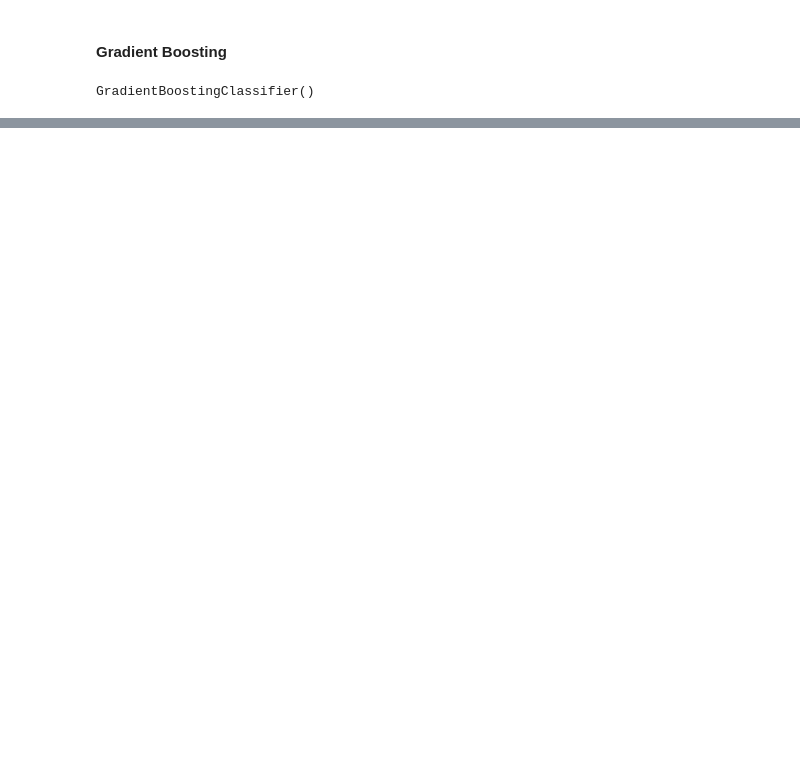
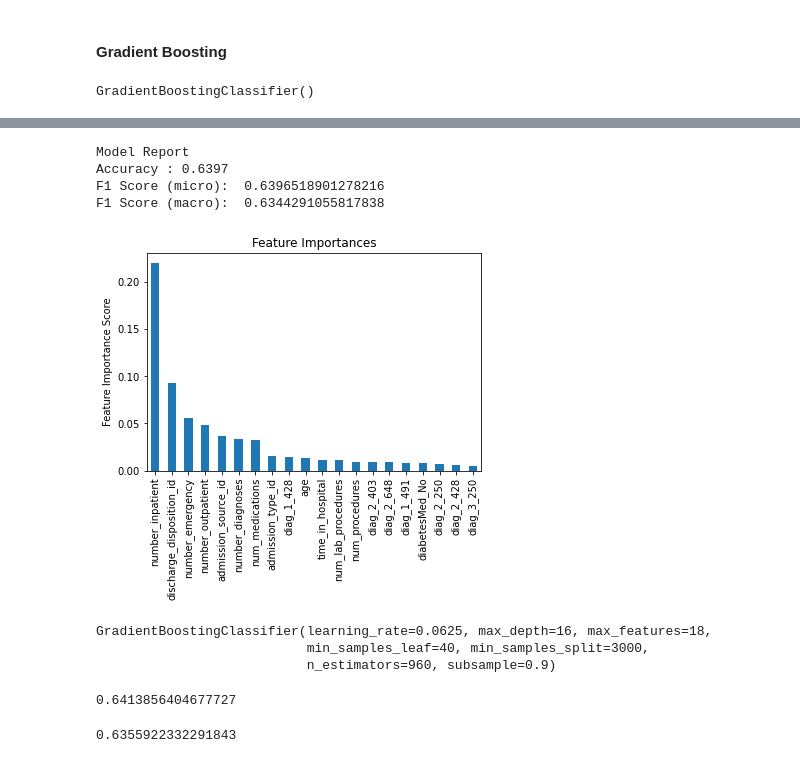
Before and after one commit to TodorNedkovski/Artificial_Intelligence_20-21, a Jupyter notebook: Untitled1.ipynb, the cells around one changed output, grey strips where cells are left out. Drawn from its saved outputs; the diff is of its cells as text; code cells hidden in the pictures; blank space fills up the shorter version.

```diff
--- a/Untitled1.ipynb
+++ b/Untitled1.ipynb
@@ -459,0 +570,29 @@ plt.show()
+# %%
+modelfit(gbm2, attributes_train_scaled, attributes_test_scaled, labels_train, labels_test, features_test)
+# %% [output]
+Model Report
+Accuracy : 0.6397
+F1 Score (micro):  0.6396518901278216
+F1 Score (macro):  0.6344291055817838
+[figure, added]
+# %%
+gbm3 = GradientBoostingClassifier(learning_rate=0.0625,
+                                     n_estimators=960,
+                                     max_depth=16,
+                                     min_samples_split=3000,
+                                     min_samples_leaf=40,
+                                     max_features=18,
+                                     subsample=0.9)
+gbm3.fit(attributes_train_scaled, labels_train)
+# %% [output]
+GradientBoostingClassifier(learning_rate=0.0625, max_depth=16, max_features=18,
+                           min_samples_leaf=40, min_samples_split=3000,
+                           n_estimators=960, subsample=0.9)
+# %%
+metrics.f1_score(labels_test, gbm3.predict(attributes_test_scaled),average='micro')
+# %% [output]
+0.6413856404677727
+# %%
+metrics.f1_score(labels_test, gbm3.predict(attributes_test_scaled),average='macro')
+# %% [output]
+0.6355922332291843
```
Also changed, not shown: parts of 42 cells of this notebook.
